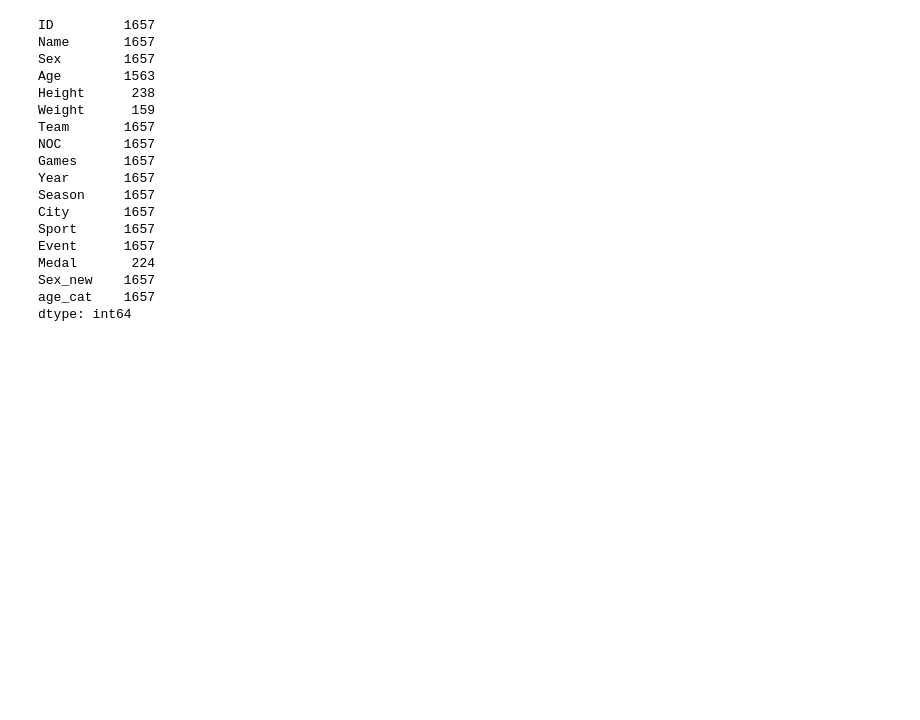
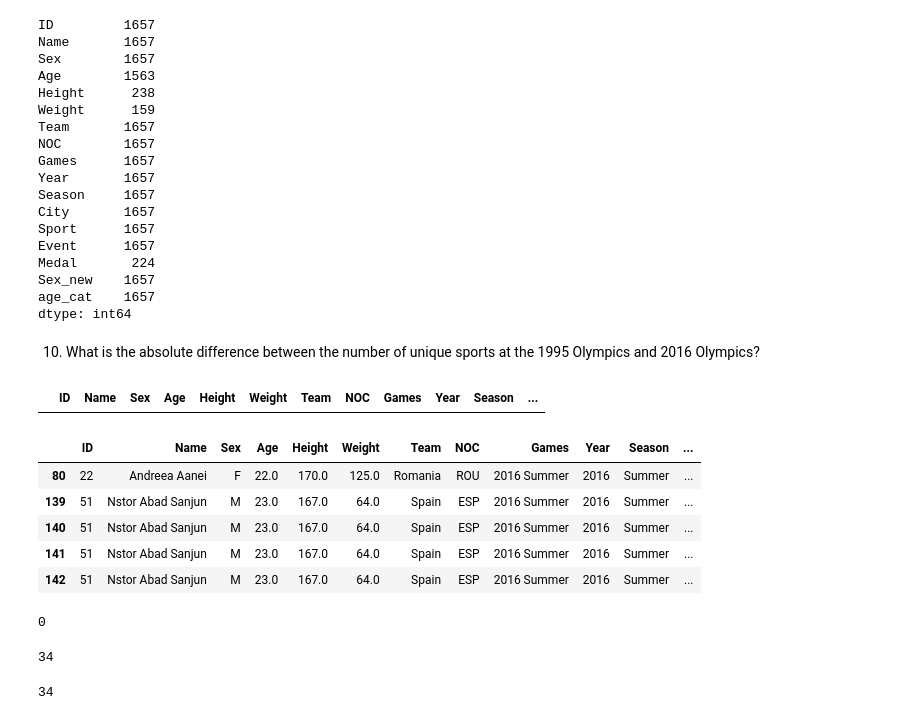
Before and after one commit to McKenzyPG/mlcourse_open, a Jupyter notebook: MLOpen_new_lesson1.ipynb, the cells around one changed output. Saved outputs shown, nothing was run; the diff lists cells and outputs as text; code cells hidden in the pictures; blank space fills up the shorter version.

```diff
--- a/MLOpen_new_lesson1.ipynb
+++ b/MLOpen_new_lesson1.ipynb
@@ -358,3 +358,5 @@ Medal       224
 Sex_new    1657
 age_cat    1657
 dtype: int64
+# %% [markdown]
+10. What is the absolute difference between the number of unique sports at the 1995 Olympics and 2016 Olympics?
@@ -360,0 +365,28 @@ dtype: int64
+# %%
+is_1995.head()
+# %% [output]
+|  | ID | Name | Sex | Age | Height | Weight | Team | NOC | Games | Year | Season | ... |
+# %%
+is_2016 = data[data['Year'] == 2016]
+is_2016.head()
+# %% [output]
+|  | ID | Name | Sex | Age | Height | Weight | Team | NOC | Games | Year | Season | ... |
+| 80 | 22 | Andreea Aanei | F | 22.0 | 170.0 | 125.0 | Romania | ROU | 2016 Summer | 2016 | Summer | ... |
+| 139 | 51 | Nstor Abad Sanjun | M | 23.0 | 167.0 | 64.0 | Spain | ESP | 2016 Summer | 2016 | Summer | ... |
+| 140 | 51 | Nstor Abad Sanjun | M | 23.0 | 167.0 | 64.0 | Spain | ESP | 2016 Summer | 2016 | Summer | ... |
+| 141 | 51 | Nstor Abad Sanjun | M | 23.0 | 167.0 | 64.0 | Spain | ESP | 2016 Summer | 2016 | Summer | ... |
+| 142 | 51 | Nstor Abad Sanjun | M | 23.0 | 167.0 | 64.0 | Spain | ESP | 2016 Summer | 2016 | Summer | ... |
+# %%
+a = is_1995.Sport.nunique()
+a
+# %% [output]
+0
+# %%
+b = is_2016.Sport.nunique()
+b
+# %% [output]
+34
+# %%
+abs(a-b)
+# %% [output]
+34
```
Also changed, not shown: parts of 1 cell of this notebook.
